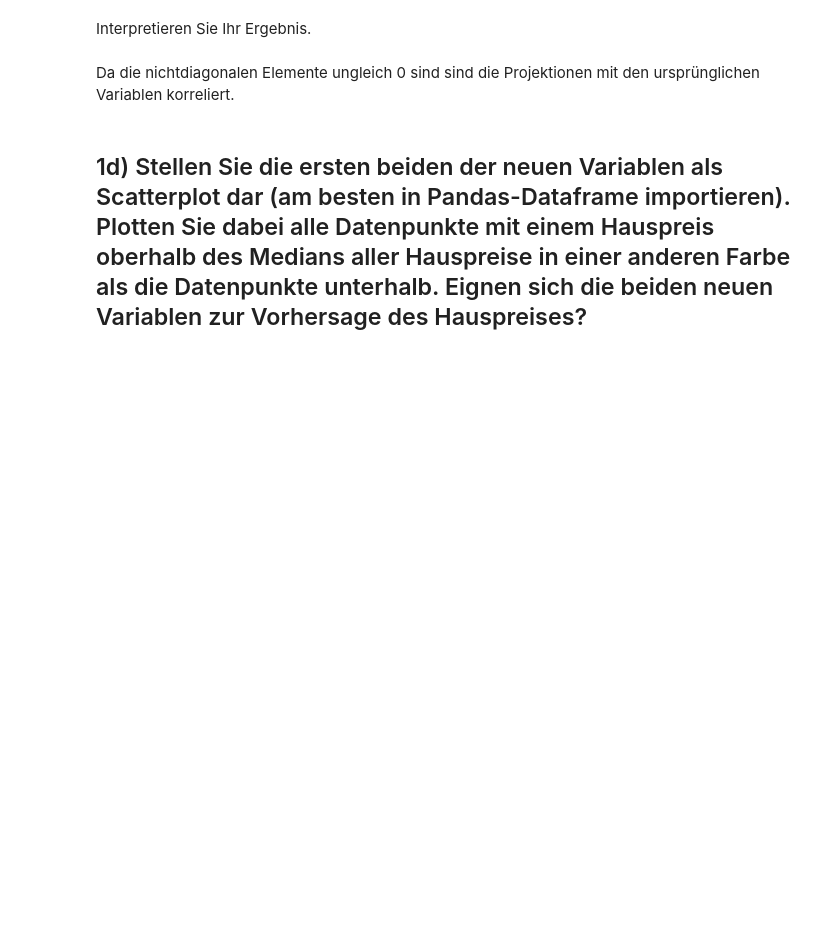
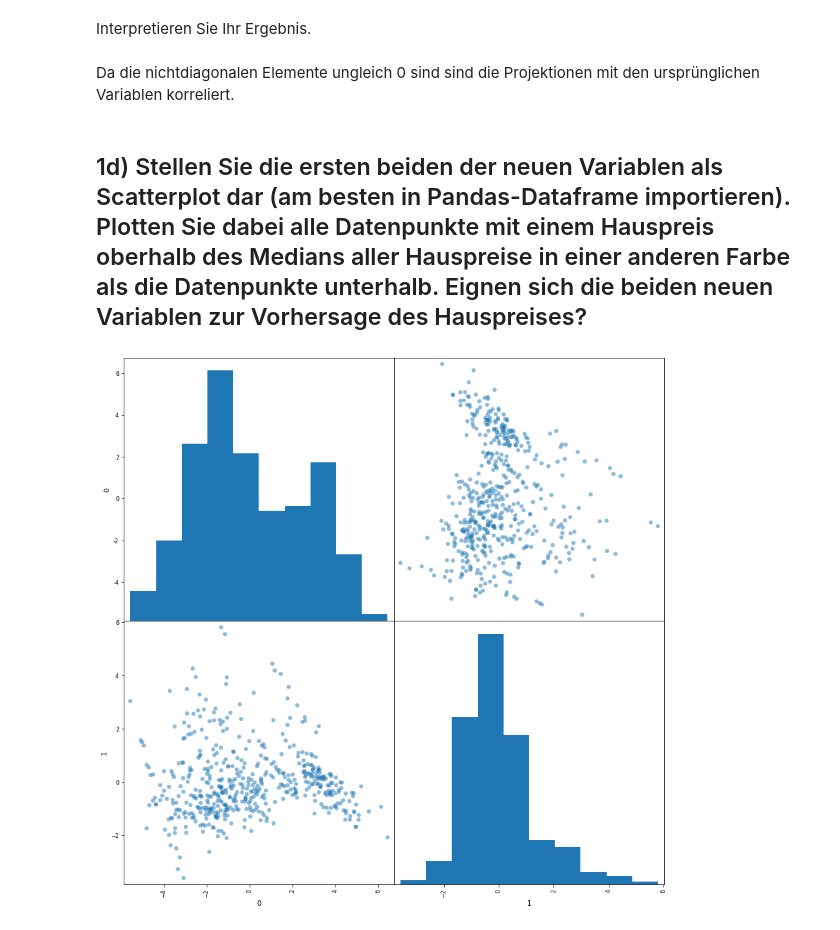
Before and after one commit to fa97ber/MachineLearning, a Jupyter notebook: ML/ML_02_01.ipynb, the cells around one changed output. Saved outputs shown, nothing was run; the diff lists cells and outputs as text; code cells hidden in the pictures; blank space fills up the shorter version.

```diff
--- a/ML/ML_02_01.ipynb
+++ b/ML/ML_02_01.ipynb
@@ -243,3 +243,8 @@ Da die nichtdiagonalen Elemente ungleich 0 sind sind die Projektionen mit den ur
 Pandas-Dataframe importieren). Plotten Sie dabei alle Datenpunkte mit einem Hauspreis
 oberhalb des Medians aller Hauspreise in einer anderen Farbe als die Datenpunkte unterhalb.
 Eignen sich die beiden neuen Variablen zur Vorhersage des Hauspreises?</h2>
+# %%
+df = pd.DataFrame.from_records(ai[0:2]).transpose()
+plot = pd.plotting.scatter_matrix(df, figsize=(14,14), marker='o');
+# %% [output]
+[figure, added]
```
Also changed, not shown: parts of 3 cells of this notebook.
